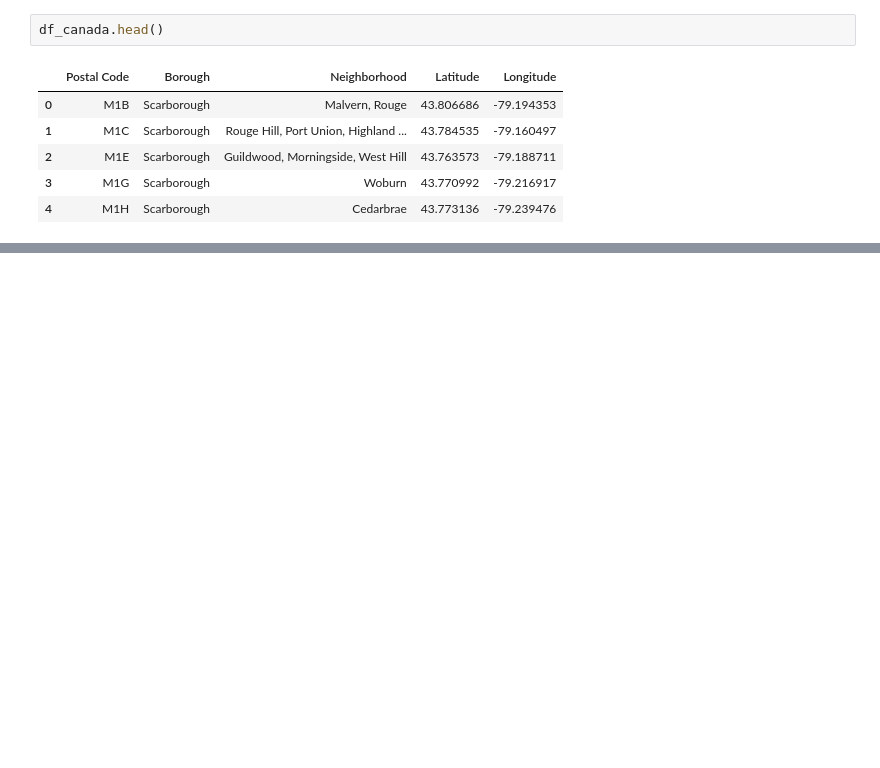
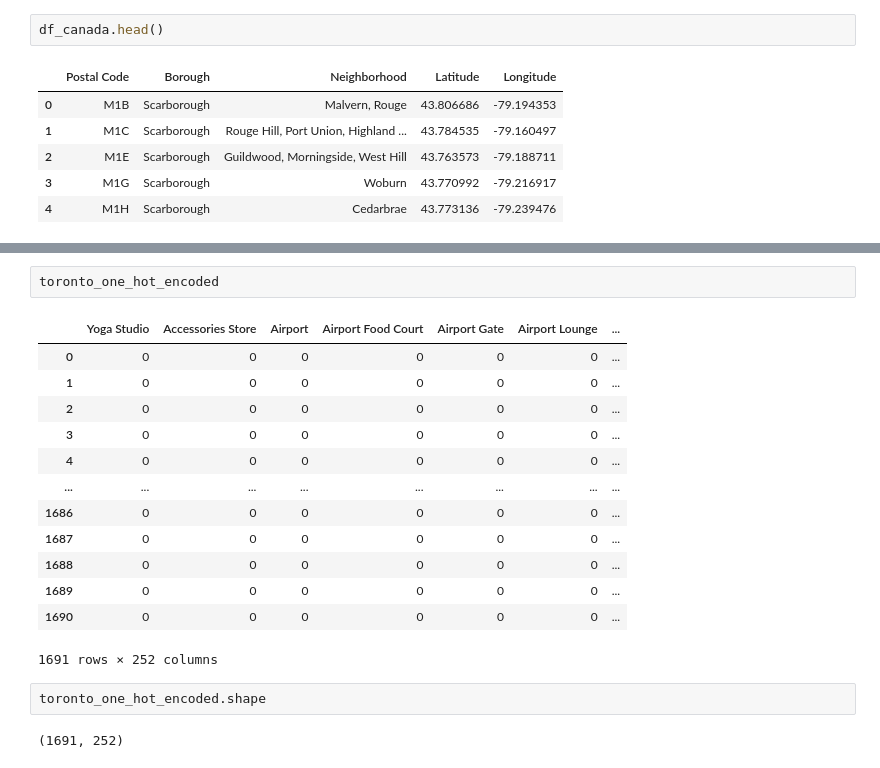
Before and after one commit to aakash1999/Coursera_Capstone, a Jupyter notebook: week_3.ipynb, the cells around one changed output, grey strips where cells are left out. Saved outputs shown, nothing was run; the diff lists cells and outputs as text; blank space fills up the shorter version.

```diff
--- a/week_3.ipynb
+++ b/week_3.ipynb
@@ -139,0 +232,20 @@ df_canada.head()
+# %%
+toronto_one_hot_encoded
+# %% [output]
+|  | Yoga Studio | Accessories Store | Airport | Airport Food Court | Airport Gate | Airport Lounge | ... |
+| 0 | 0 | 0 | 0 | 0 | 0 | 0 | ... |
+| 1 | 0 | 0 | 0 | 0 | 0 | 0 | ... |
+| 2 | 0 | 0 | 0 | 0 | 0 | 0 | ... |
+| 3 | 0 | 0 | 0 | 0 | 0 | 0 | ... |
+| 4 | 0 | 0 | 0 | 0 | 0 | 0 | ... |
+| ... | ... | ... | ... | ... | ... | ... | ... |
+| 1686 | 0 | 0 | 0 | 0 | 0 | 0 | ... |
+| 1687 | 0 | 0 | 0 | 0 | 0 | 0 | ... |
+| 1688 | 0 | 0 | 0 | 0 | 0 | 0 | ... |
+| 1689 | 0 | 0 | 0 | 0 | 0 | 0 | ... |
+| 1690 | 0 | 0 | 0 | 0 | 0 | 0 | ... |
+1691 rows × 252 columns
+# %%
+toronto_one_hot_encoded.shape
+# %% [output]
+(1691, 252)
```
Also changed, not shown: parts of 10 cells of this notebook.
